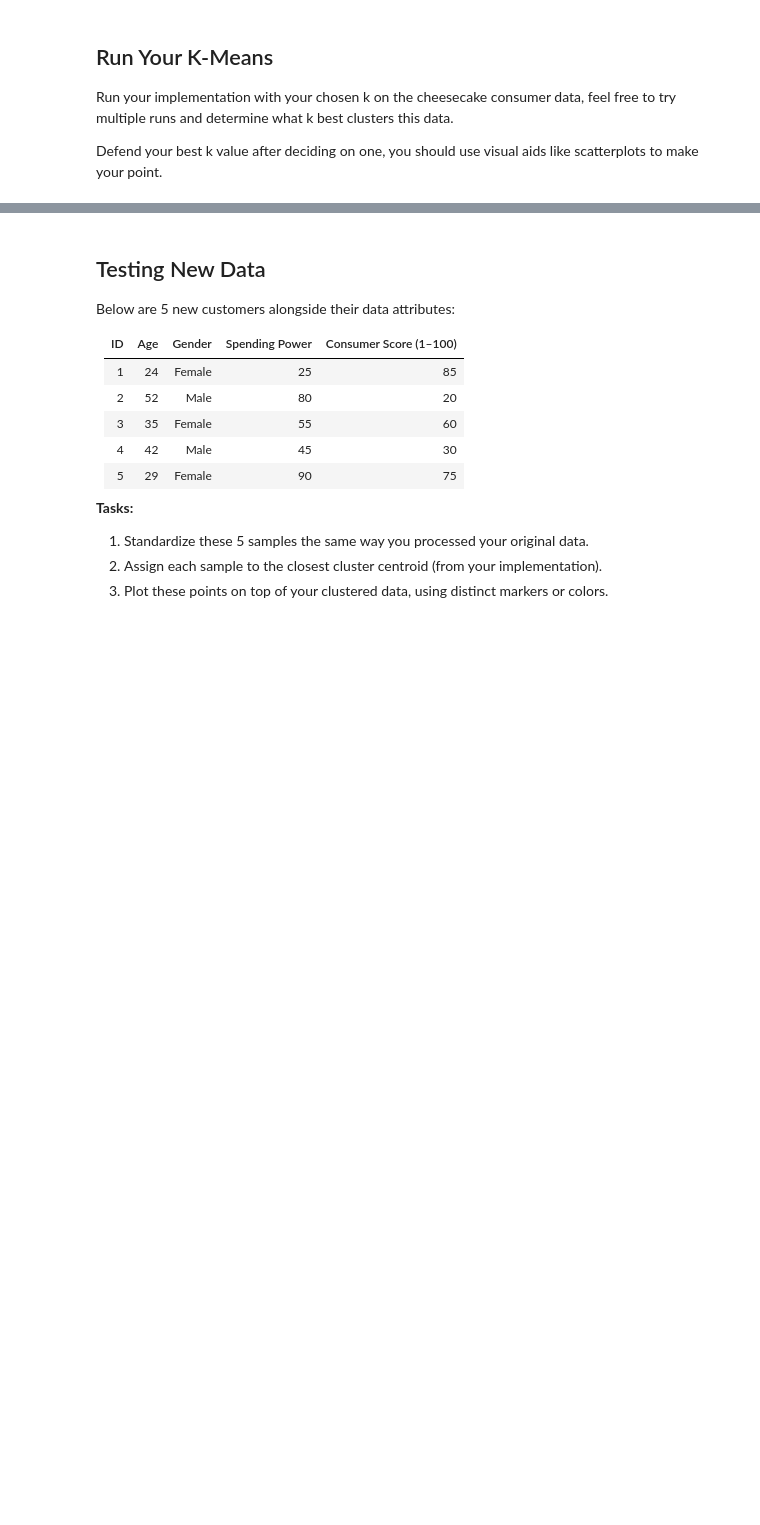
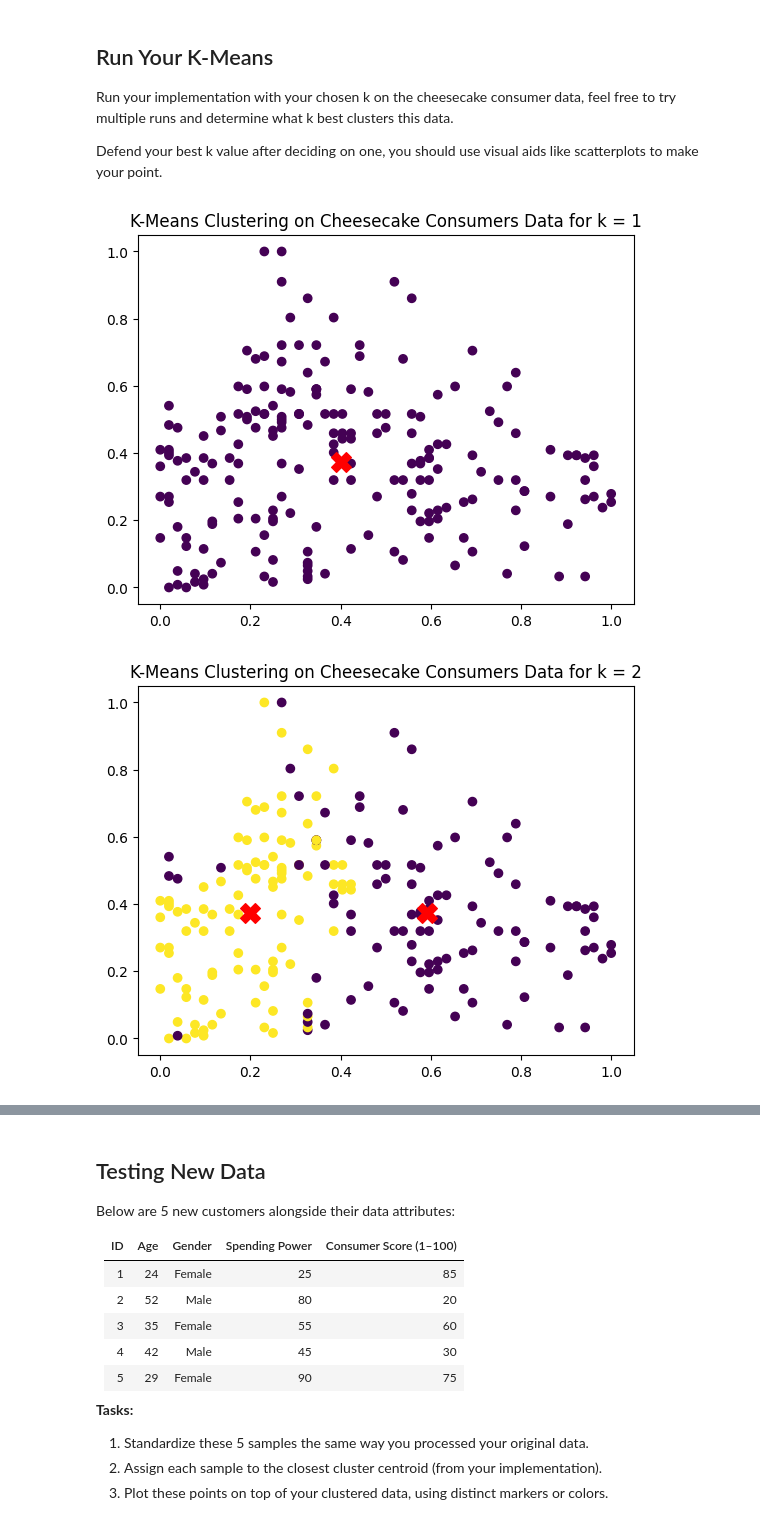
Before and after one commit to 7sr7/Intro-to-AI-HW2, a Jupyter notebook: Silvestre_Intro_to_AI_HW_2.ipynb, the cells around one changed output, grey strips where cells are left out. Cells and saved outputs as stored; diff of their text form; code cells hidden in the pictures; blank space fills up the shorter version.

```diff
--- a/Silvestre_Intro_to_AI_HW_2.ipynb
+++ b/Silvestre_Intro_to_AI_HW_2.ipynb
@@ -857,17 +853,42 @@ Labels: [1 1 1 1 1 1 1 1 1 1 0 0 0 0 0 0 0 0 0 0]
 Run your implementation with your chosen k on the cheesecake consumer data, feel free to try multiple runs and determine what k best clusters this data.
 
 Defend your best k value after deciding on one, you should use visual aids like scatterplots to make your point.
-# %%
-#  Run your K-Means
-
-kVals = [2 * i + 1 for i in range(5)]
-
-accuracies = {} # Store your accuracies in a dictionary so you can easily compare them later.
-
-x_train = dfFin.to_numpy()
-
-labels, centroids = kmeans(x_train, k=3, maxItr=100, tol=1e-4)
-
-# plt.scatter(x_train[:, 0], x_train[:, 1], c=labels, cmap='viridis', s=50
 # %%
 # Plot your clusters, and centroids. Finalize your best value for k
+# %%
+# initialization...
+kVals = range(10)
+x_train = dfFin.to_numpy()
+maxItr = 100
+tol = 1e-4
+allSSE = []
+
+
+for k in kVals:
+  # running k-means algorithm...
+  labels, centroids = kmeans(x_train, k + 1, maxItr, tol)
+
+
+  # calculating SSE (to be used in determining best k value)...
+  distances = np.linalg.norm(x_train[:, np.newaxis] - centroids, axis=2)
+  min_dist = np.min(distances, axis=1)
+  sse = np.sum(min_dist ** 2)
+  allSSE.append(sse)
+
+
+  # results
+  # plotting all the points...
+  plt.scatter(x_train[:,0], x_train[:,1], c=labels, cmap="viridis")
+
+  # plotting the centroids...
+  plt.scatter(centroids[:, 0], centroids[:, 1], c='red', s=200, marker='X', label='Centroids', cmap = "viridis")
+
+
+  # plt.xlabel("Spending power")
+  # plt.ylabel("Age")
+  graphTitle = "K-Means Clustering on Cheesecake Consumers Data for k = " + str(k + 1)
+  plt.title(graphTitle)
+  plt.show()
+# %% [output]
+[figure, added]
+[figure, added]
```
Also changed, not shown: parts of 13 cells of this notebook.
